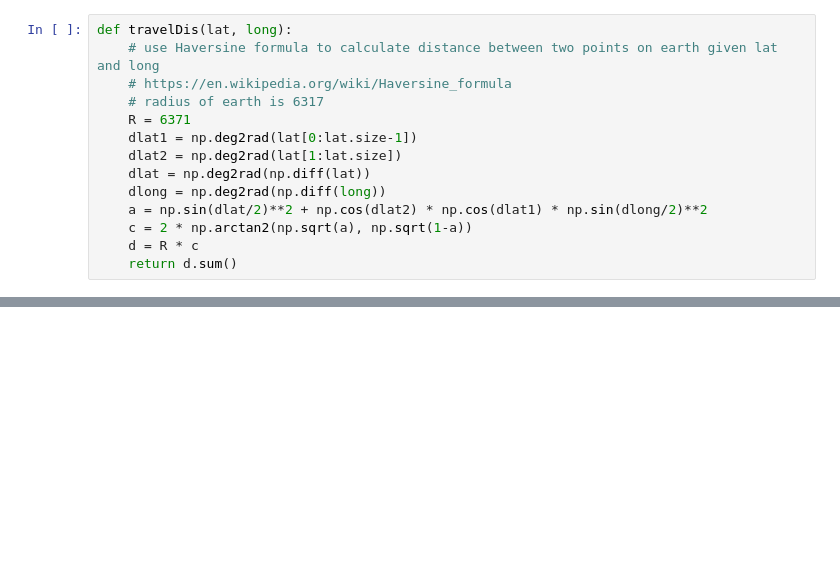
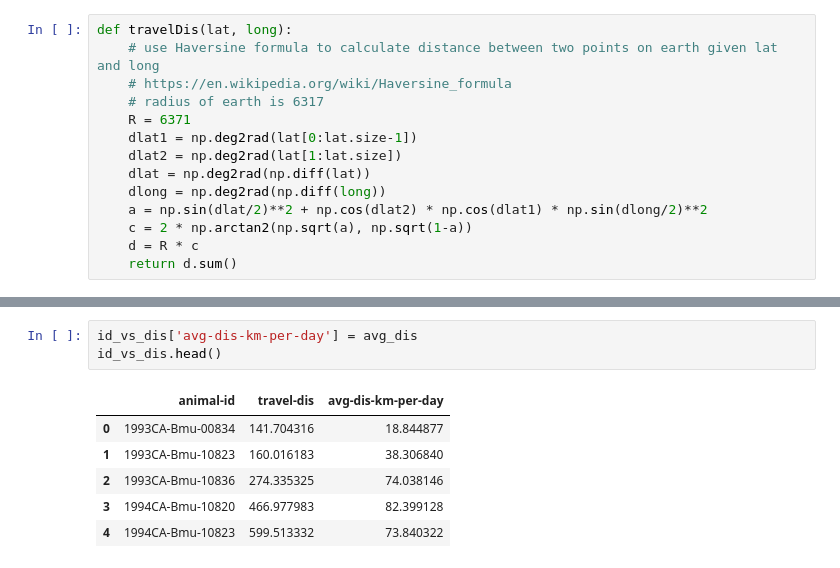
Before and after one commit to gigglypear/movebank_explore, a Jupyter notebook: code/Movebank Data Analysis Attempt.ipynb, the cells around one changed output, grey strips where cells are left out. Drawn from its saved outputs; the diff is of its cells as text; blank space fills up the shorter version.

```diff
--- a/code/Movebank Data Analysis Attempt.ipynb
+++ b/code/Movebank Data Analysis Attempt.ipynb
@@ -524,0 +545,10 @@ id_vs_table = ['travel_dis',travel_dis
+# %%
+id_vs_dis['avg-dis-km-per-day'] = avg_dis
+id_vs_dis.head()
+# %% [output]
+|  | animal-id | travel-dis | avg-dis-km-per-day |
+| 0 | 1993CA-Bmu-00834 | 141.704316 | 18.844877 |
+| 1 | 1993CA-Bmu-10823 | 160.016183 | 38.306840 |
+| 2 | 1993CA-Bmu-10836 | 274.335325 | 74.038146 |
+| 3 | 1994CA-Bmu-10820 | 466.977983 | 82.399128 |
+| 4 | 1994CA-Bmu-10823 | 599.513332 | 73.840322 |
```
Also changed, not shown: parts of 21 cells of this notebook.
